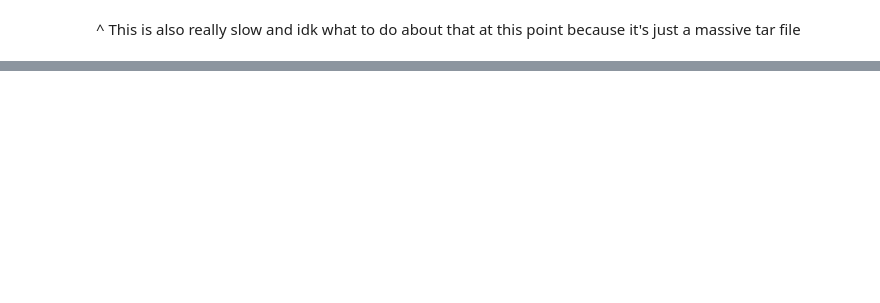
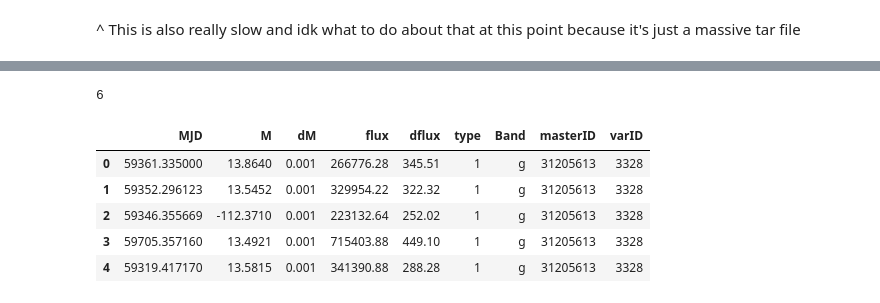
Before and after one commit to mnilsson8/Cube, a Jupyter notebook: Cube/Decaps_Var_Cube.ipynb, the cells around one changed output, grey strips where cells are left out. Drawn from its saved outputs; the diff is of its cells as text; code cells hidden in the pictures; blank space fills up the shorter version.

```diff
--- a/Cube/Decaps_Var_Cube.ipynb
+++ b/Cube/Decaps_Var_Cube.ipynb
@@ -136,0 +188,13 @@ for band in np.unique(q["Band"]):
+# %%
+print(len(dfs))
+# %% [output]
+6
+# %%
+df_Cep.head()
+# %% [output]
+|  | MJD | M | dM | flux | dflux | type | Band | masterID | varID |
+| 0 | 59361.335000 | 13.8640 | 0.001 | 266776.28 | 345.51 | 1 | g | 31205613 | 3328 |
+| 1 | 59352.296123 | 13.5452 | 0.001 | 329954.22 | 322.32 | 1 | g | 31205613 | 3328 |
+| 2 | 59346.355669 | -112.3710 | 0.001 | 223132.64 | 252.02 | 1 | g | 31205613 | 3328 |
+| 3 | 59705.357160 | 13.4921 | 0.001 | 715403.88 | 449.10 | 1 | g | 31205613 | 3328 |
+| 4 | 59319.417170 | 13.5815 | 0.001 | 341390.88 | 288.28 | 1 | g | 31205613 | 3328 |
```
Also changed, not shown: parts of 53 cells of this notebook, 3 other files.
